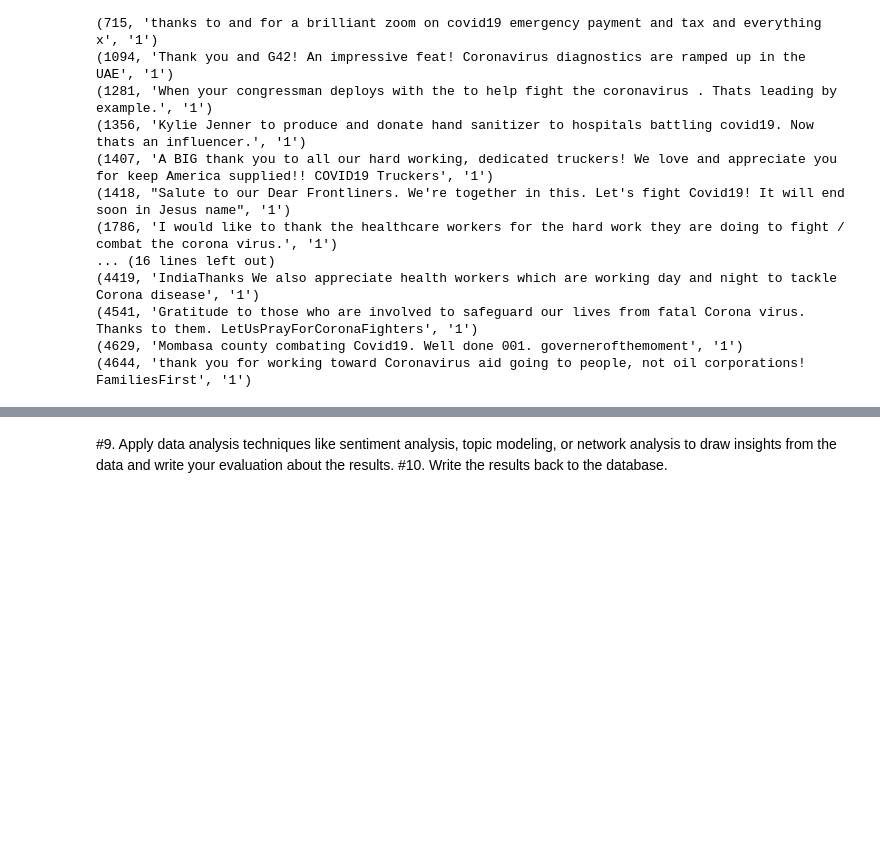
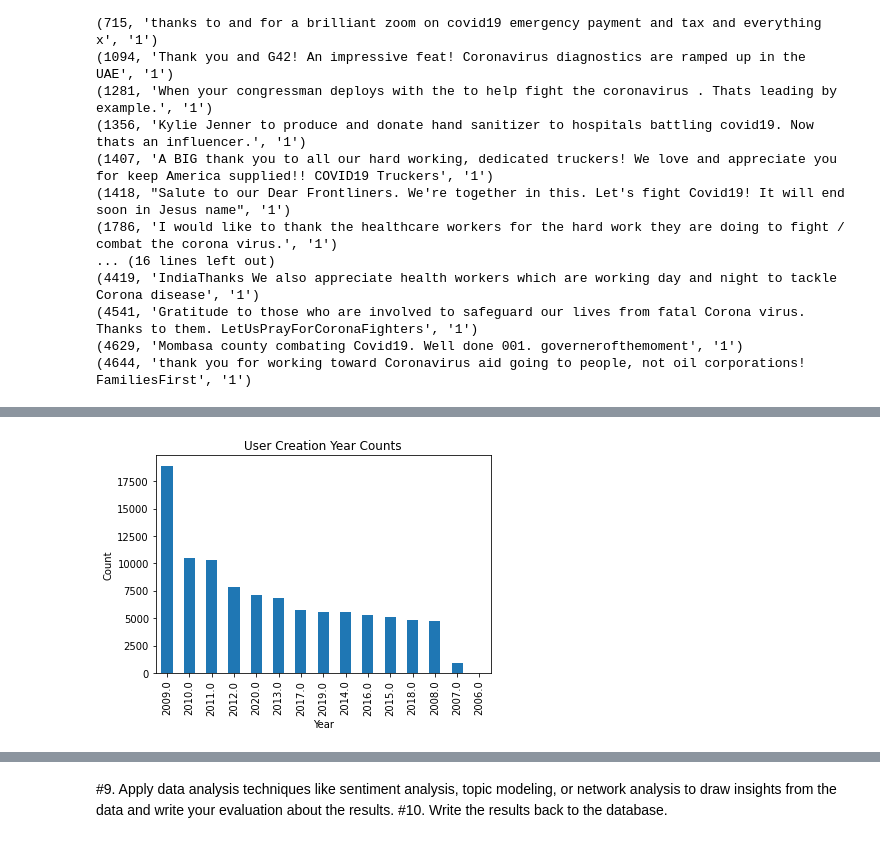
Before and after one commit to bobo-oo/Oo_Bo_Data_Science_Tool_Project, a Jupyter notebook: Oo_Bo_Data_Course_Project.ipynb, the cells around one changed output, grey strips where cells are left out. Saved outputs shown, nothing was run; the diff lists cells and outputs as text; code cells hidden in the pictures; blank space fills up the shorter version.

```diff
--- a/Oo_Bo_Data_Course_Project.ipynb
+++ b/Oo_Bo_Data_Course_Project.ipynb
@@ -248,0 +523,2 @@ rows
+# %%
+tweet_df.drop_duplicates(inplace=True)
@@ -248,0 +553,12 @@ rows
+# %%
+def clean_text(text):
+    '''Make text lowercase, remove text in square brackets,remove links,remove punctuation
+    and remove words containing numbers.'''
+    text = text.lower()
+    text = re.sub('\[.*?\]', '', text)
+    text = re.sub('https?://\S+|www\.\S+', '', text)
+    text = re.sub('<.*?>+', '', text)
+    text = re.sub('[%s]' % re.escape(string.punctuation), '', text)
+    text = re.sub('\n', '', text)
+    text = re.sub('\w*\d\w*', '', text)
+    return text
@@ -248,0 +586,5 @@ rows
+# %%
+stop_words = set(stopwords.words('english'))
+
+def remove_stopwords(text):
+    return " ".join([word for word in str(text).split() if word not in stop_words])
@@ -249,2 +595,4 @@ rows
+# %%
+tweet_df["text"] = tweet_df['text'].apply(lambda x: remove_stopwords(x))
 # %% [markdown]
 #7.   Perform exploratory data analysis (EDA) on the data to understand the distribution, trends, and relationships among variables.
@@ -255,0 +759,15 @@ conn.close()
+# %%
+# Extract year from user_created column
+# tweet_df['year'] = pd.DatetimeIndex(tweet_df['user_created']).year
+
+# Get the count of unique values for each year
+year_counts =  pd.DatetimeIndex(tweet_df['user_created']).year.value_counts()
+
+# Plot the bar chart
+year_counts.plot(kind='bar')
+plt.xlabel('Year')
+plt.ylabel('Count')
+plt.title('User Creation Year Counts')
+plt.show()
+# %% [output]
+[figure, added]
```
Also changed, not shown: parts of 113 cells of this notebook.
